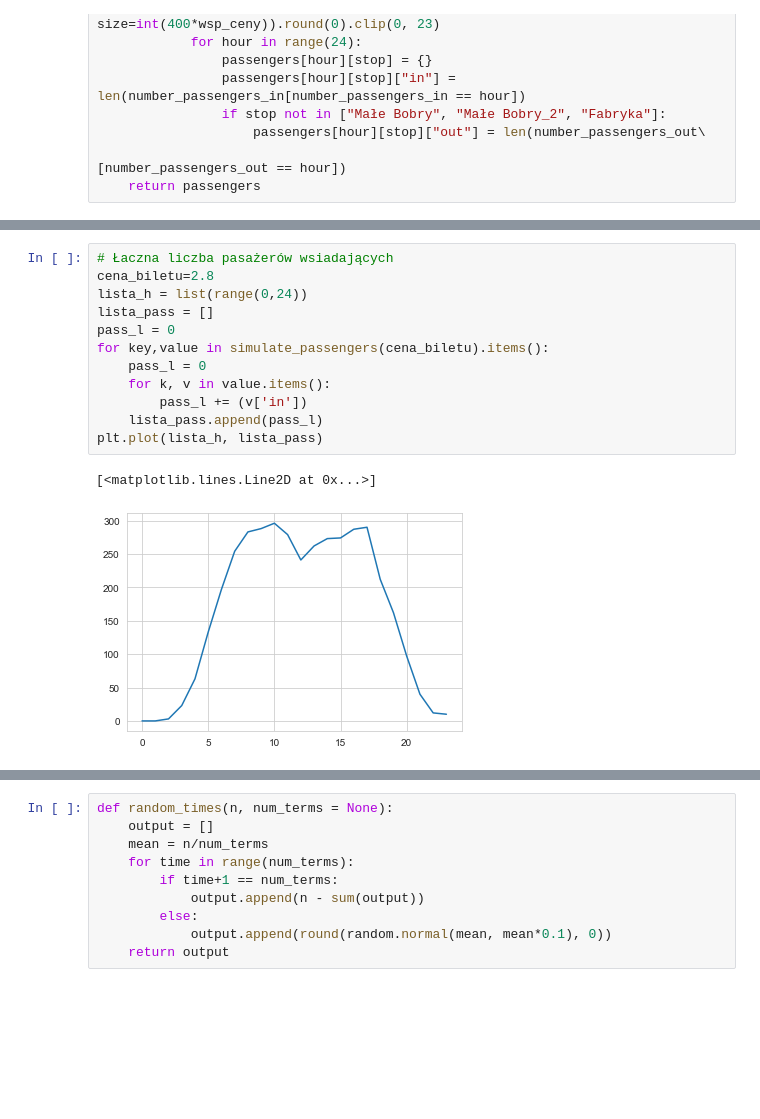
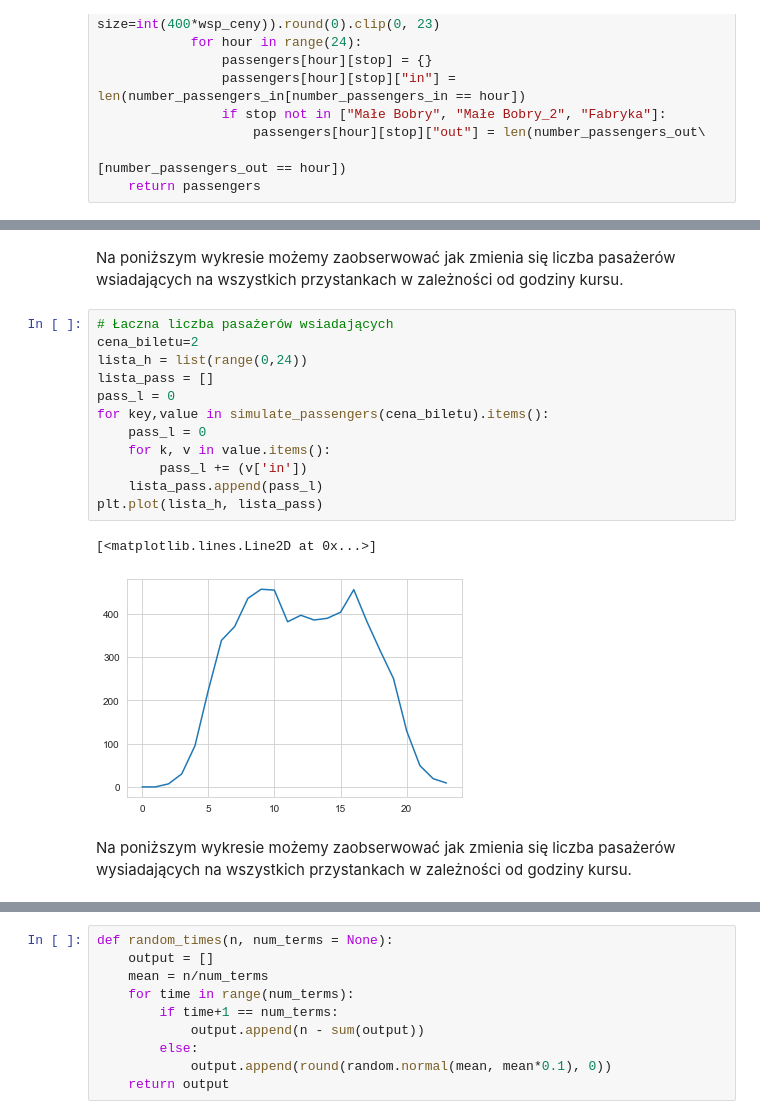
Before and after one commit to fmordarski/Passengers-simulation, a Jupyter notebook: Raport_MZK.ipynb, the cells around one changed output, grey strips where cells are left out. Cells and saved outputs as stored; diff of their text form; blank space fills up the shorter version.

```diff
--- a/Raport_MZK.ipynb
+++ b/Raport_MZK.ipynb
@@ -83,18 +129,22 @@ def simulate_passengers(cena):
+# %% [markdown]
+Na poniższym wykresie możemy zaobserwować jak zmienia się liczba pasażerów wsiadających na wszystkich przystankach w zależności od godziny kursu.
 # %%
 # Łaczna liczba pasażerów wsiadających
-cena_biletu=2.8
+cena_biletu=2
 lista_h = list(range(0,24))
 lista_pass = []
 pass_l = 0
 for key,value in simulate_passengers(cena_biletu).items():
     pass_l = 0
     for k, v in value.items():
         pass_l += (v['in'])
     lista_pass.append(pass_l)
 plt.plot(lista_h, lista_pass)
 # %% [output]
 [<matplotlib.lines.Line2D at 0x...>]
-[figure, old version]
+[figure, new version]
+# %% [markdown]
+Na poniższym wykresie możemy zaobserwować jak zmienia się liczba pasażerów wysiadających na wszystkich przystankach w zależności od godziny kursu.
 # %%
 # Łaczna liczba pasażerów wysiadających
 
```
Also changed, not shown: parts of 39 cells of this notebook.
